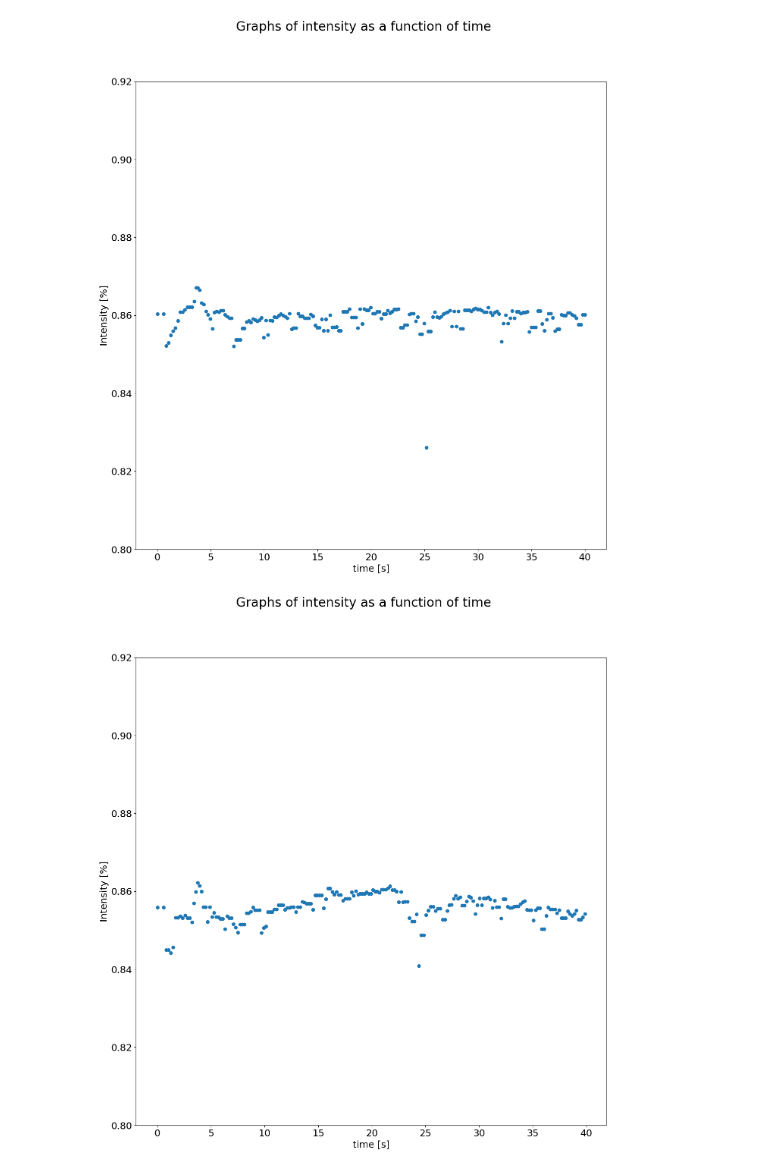
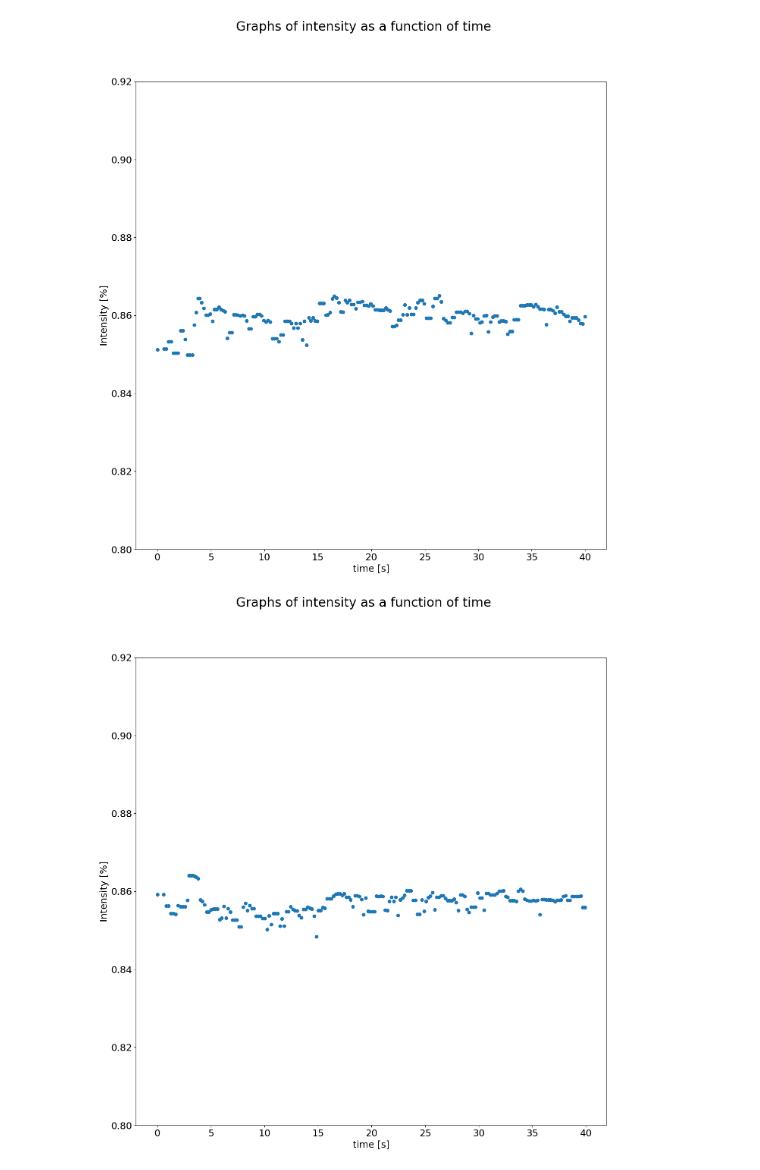
Before and after one commit to MartinOpat/Lab2RaspPi, a Jupyter notebook: data/data_processing_glass_tubes.py.ipynb, the cells around one changed output. Saved outputs shown, nothing was run; the diff lists cells and outputs as text; code cells hidden in the pictures.

```diff
--- a/data/data_processing_glass_tubes.py.ipynb
+++ b/data/data_processing_glass_tubes.py.ipynb
@@ -71,12 +71,12 @@ def calculate_omegas(data):
     for i in range(len(data)):
         calculate_omega(data, i)
 # %%
-num_runs = 3
+num_runs = 4
 load_data("")
 calculate_omegas(data_rot)
 calculate_omegas(data_stat)
 calculate_omegas(data_one_side)
 # %%
-for i in range(num_runs):
+for i in range(num_runs-2, num_runs):
     plot_omega(data_rot, i)
 # %% [output]
@@ -94,8 +93,8 @@ def plot_intensity(data, i):
     ax.set_xlabel("time [s]")
     ax.set_ylabel("Intensity [%]")
 # %%
-for i in range(num_runs):
+for i in range(num_runs-2, num_runs):
     plot_intensity(data_rot, i)
 # %% [output]
-[figure, old version]
+[figure, new version]
-[figure, old version]
+[figure, new version]
```
Also changed, not shown: parts of 2 cells of this notebook.
